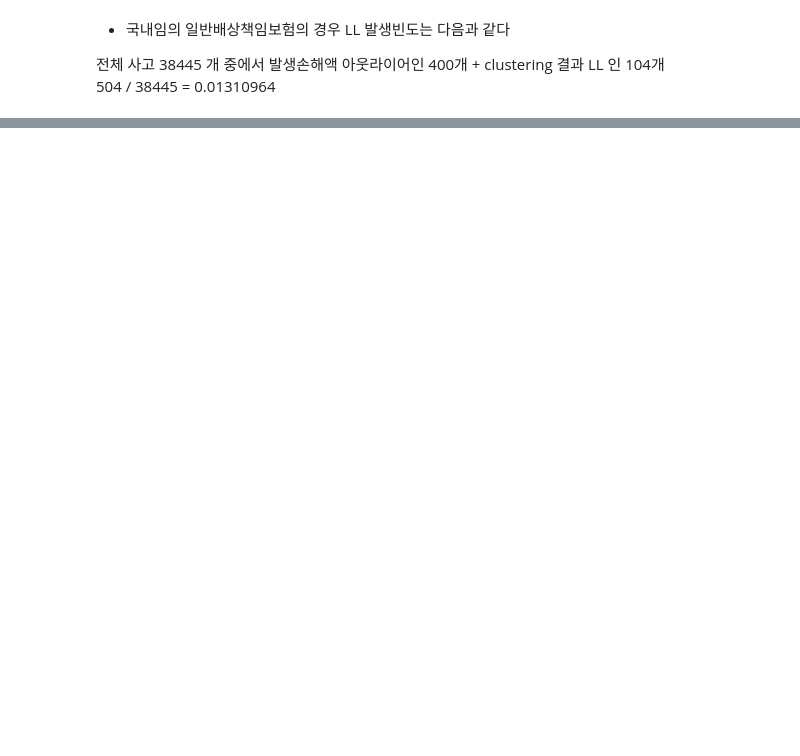
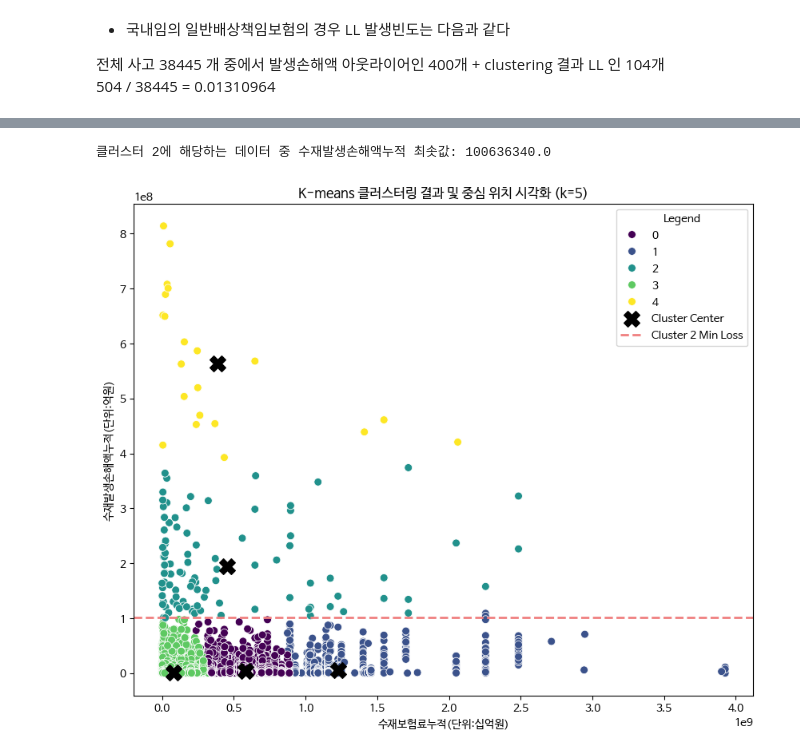
Before and after one commit to HyemiGu/ESC-22WINTER, a Jupyter notebook: 국내_일반배상책임_ppt용색설정.ipynb, the cells around one changed output, grey strips where cells are left out. Saved outputs shown, nothing was run; the diff lists cells and outputs as text; code cells hidden in the pictures; blank space fills up the shorter version.

```diff
--- a/국내_일반배상책임_ppt용색설정.ipynb
+++ b/국내_일반배상책임_ppt용색설정.ipynb
@@ -1093,0 +1180,27 @@ display(cluster_4_data_min_loss_EPI_high)
+# %%
+# 클러스터 2에 해당하는 데이터 중 수재발생손해액누적 값이 최솟값
+cluster_2_data_min_loss = df_no_outliers[df_no_outliers['Cluster'] == 2]['수재발생손해액누적'].min()
+
+# 최솟값 출력
+print("클러스터 2에 해당하는 데이터 중 수재발생손해액누적 최솟값:", cluster_2_data_min_loss)
+
+# 산점도 시각화
+plt.figure(figsize=(10, 8))
+
+# 클러스터 데이터 산점도
+sns.scatterplot(x='수재보험료누적', y='수재발생손해액누적', hue='Cluster', data=df_no_outliers, palette='viridis', s=50)
+
+# 클러스터 중심 위치 플로팅
+plt.scatter(cluster_centers[:, 0], cluster_centers[:, 1], marker='X', s=200, color='k', label='Cluster Center')
+
+# 클러스터 2에 해당하는 최솟값 점선으로 표시
+plt.axhline(y=cluster_2_data_min_loss, linestyle='--', color='lightcoral', label='Cluster 2 Min Loss', linewidth=2)
+
+plt.title('K-means 클러스터링 결과 및 중심 위치 시각화 (k=5)')
+plt.xlabel('수재보험료누적(단위:십억원)')
+plt.ylabel('수재발생손해액누적(단위:억원)')
+plt.legend(title='Legend', loc='upper right')
+plt.show()
+# %% [output]
+클러스터 2에 해당하는 데이터 중 수재발생손해액누적 최솟값: 100636340.0
+[figure, added]
```
Also changed, not shown: parts of 6 cells of this notebook.
